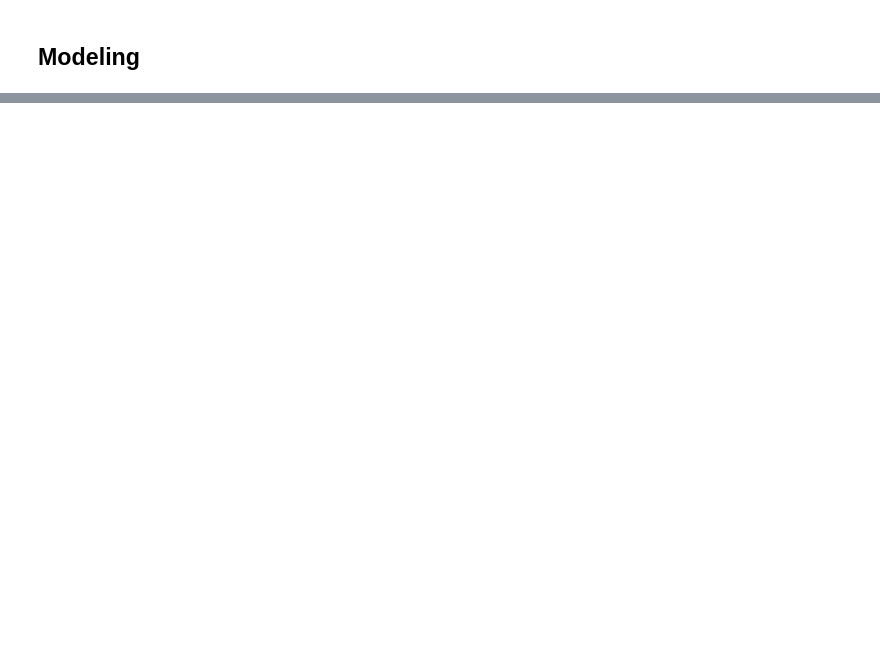
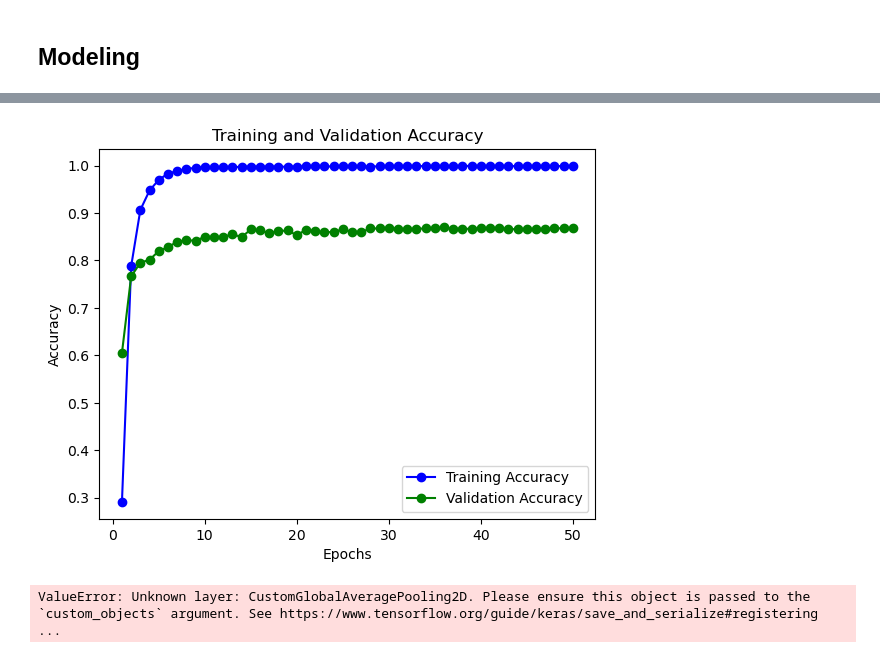
Before and after one commit to kyle1iao/Pokemon-Models, a Jupyter notebook: Image-Classifier.ipynb, the cells around one changed output, grey strips where cells are left out. Saved outputs shown, nothing was run; the diff lists cells and outputs as text; code cells hidden in the pictures; blank space fills up the shorter version.

```diff
--- a/Image-Classifier.ipynb
+++ b/Image-Classifier.ipynb
@@ -85,0 +206,43 @@ for i in range(num_images):
+# %%
+train_acc = hist.history['accuracy']
+val_acc = hist.history['val_accuracy']
+
+epochs = range(1, len(train_acc) + 1)
+
+plt.plot(epochs, train_acc, 'bo-', label='Training Accuracy')
+plt.plot(epochs, val_acc, 'go-', label='Validation Accuracy')
+plt.title('Training and Validation Accuracy')
+plt.xlabel('Epochs')
+plt.ylabel('Accuracy')
+plt.legend()
+plt.show()
+# %% [output]
+[figure, added]
+# %%
+from sklearn.metrics import classification_report
+from tensorflow.keras.models import load_model
+
+best_model = load_model('model_pokemon.h5')
+
+# Assuming you have obtained the predictions on the validation set
+val_predictions = best_model.predict(val_gen)
+
+# Convert the predicted probabilities to class labels
+val_pred_labels = np.argmax(val_predictions, axis=1)
+
+# Obtain the true labels from the validation generator
+val_true_labels = val_gen.labels
+
+# Convert numerical labels to text labels
+class_labels = val_gen.class_indices
+class_labels = {v: k for k, v in class_labels.items()}
+
+val_true_labels_text = [class_labels[label] for label in val_true_labels]
+val_pred_labels_text = [class_labels[label] for label in val_pred_labels]
+
+# Generate the classification report
+report = classification_report(val_true_labels_text, val_pred_labels_text)
+
+print(report)
+# %% [output]
+ValueError: Unknown layer: CustomGlobalAveragePooling2D. Please ensure this object is passed to the `custom_objects` argument. See https://www.tensorflow.org/guide/keras/save_and_serialize#registering ...
```
Also changed, not shown: parts of 15 cells of this notebook.
